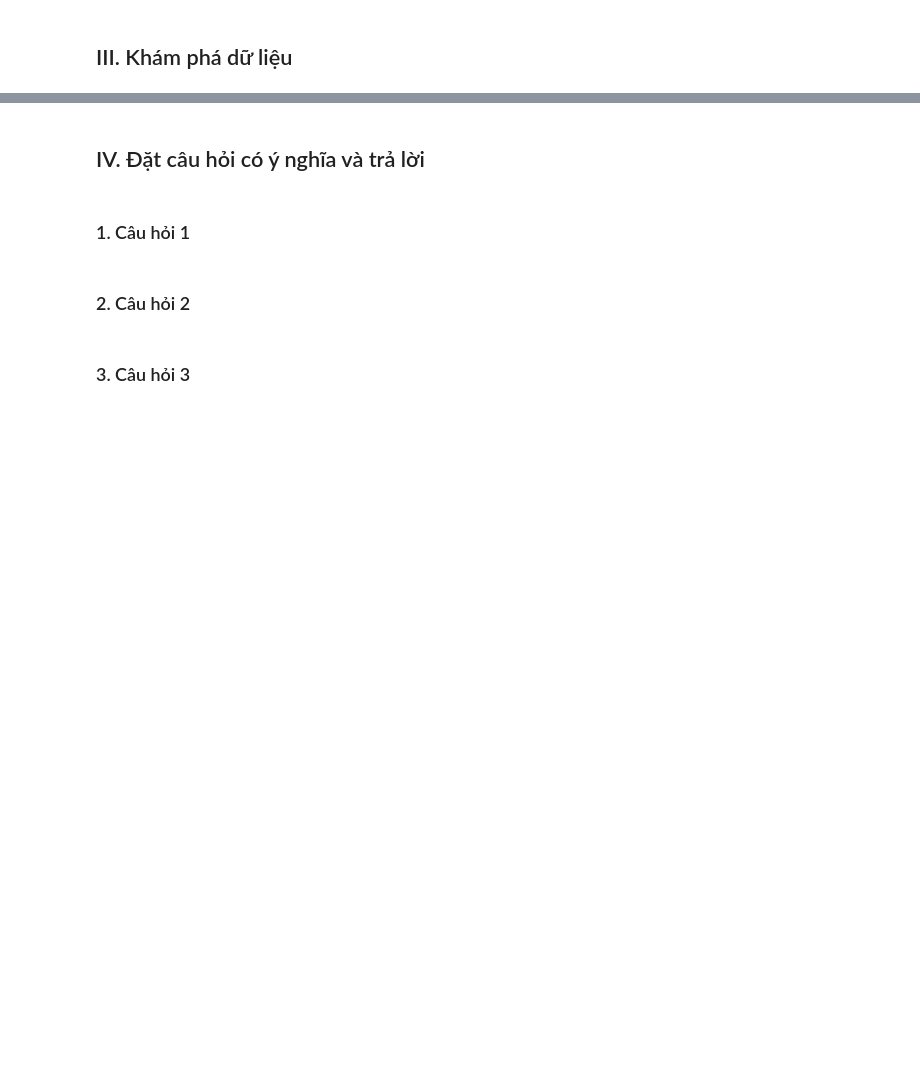
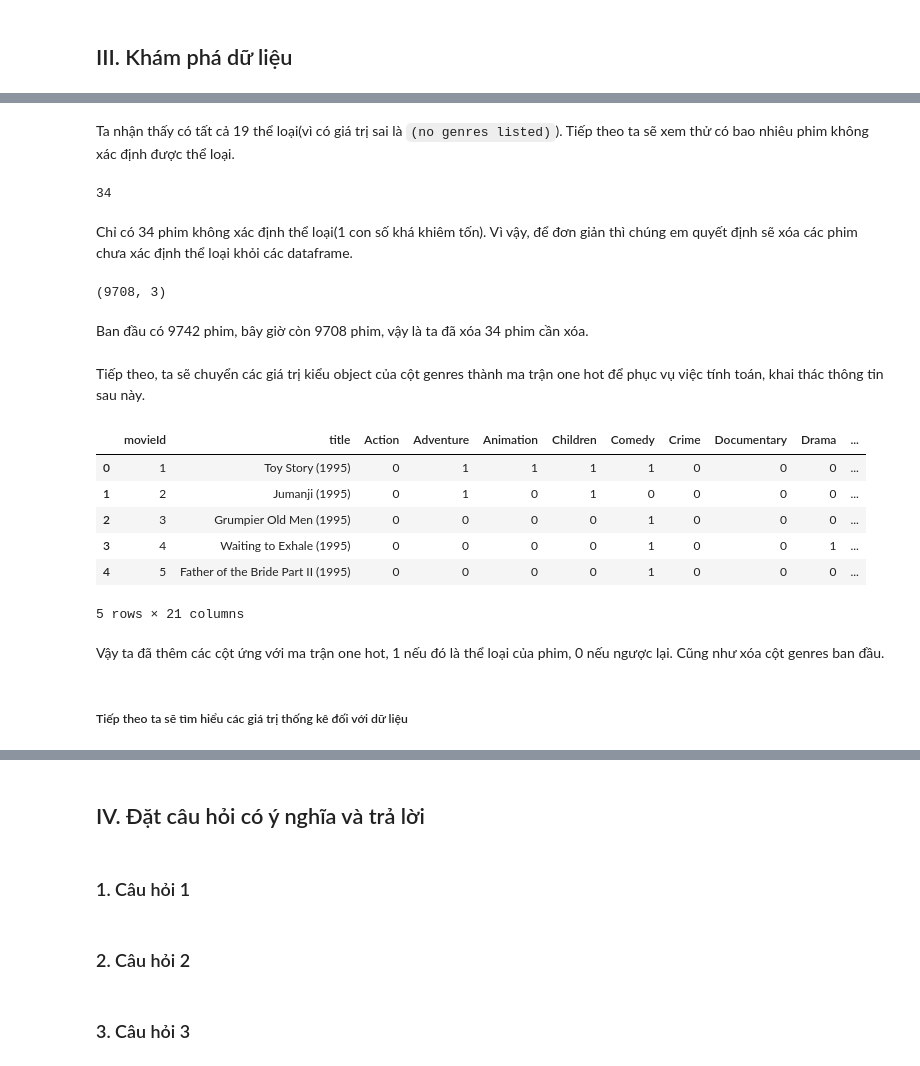
Before and after one commit to miavox/CSC17104-Final-Project, a Jupyter notebook: Project/Final_project.ipynb, the cells around one changed output, grey strips where cells are left out. Saved outputs shown, nothing was run; the diff lists cells and outputs as text; code cells hidden in the pictures; blank space fills up the shorter version.

Commit message:
Exploring data

```diff
--- a/Project/Final_project.ipynb
+++ b/Project/Final_project.ipynb
@@ -38,0 +82,3 @@
+# %%
+movies = pd.read_csv('../Data/movies.csv')
+movies.head(5)
@@ -38,0 +259,45 @@
+# %% [markdown]
+Ta nhận thấy có tất cả 19 thể loại(vì có giá trị sai là `(no genres listed)`). Tiếp theo ta sẽ xem thử có bao nhiêu phim không xác định được thể loại.
+# %%
+dropId = []
+for i in range(len(movies)):
+    if movies['genres'][i] == '(no genres listed)':
+        dropId.append(movies['movieId'][i])
+print(len(dropId))
+# %% [output]
+34
+# %% [markdown]
+Chỉ có 34 phim không xác định thể loại(1 con số khá khiêm tốn). Vì vậy, để đơn giản thì chúng em quyết định sẽ xóa các phim chưa xác định thể loại khỏi các dataframe.
+# %%
+movies = movies[~movies['movieId'].isin(dropId)]
+tags = tags[~tags['movieId'].isin(dropId)]
+ratings = ratings[~ratings['movieId'].isin(dropId)]
+
+movies.shape
+# %% [output]
+(9708, 3)
+# %% [markdown]
+Ban đầu có 9742 phim, bây giờ còn 9708 phim, vậy là ta đã xóa 34 phim cần xóa.
+# %% [markdown]
+Tiếp theo, ta sẽ chuyển các giá trị kiểu object của cột genres thành ma trận one hot để phục vụ việc tính toán, khai thác thông tin sau này.
+# %%
+movies['Genres_Split'] = movies['genres'].str.split('|')
+genres_exploded = movies.explode('Genres_Split')
+
+one_hot = pd.get_dummies(genres_exploded['Genres_Split'])
+movies = movies.join(one_hot.groupby(one_hot.index).sum())
+movies.drop(columns=['Genres_Split', 'genres'], inplace=True)
+
+movies.head(5)
+# %% [output]
+|  | movieId | title | Action | Adventure | Animation | Children | Comedy | Crime | Documentary | Drama | ... |
+| 0 | 1 | Toy Story (1995) | 0 | 1 | 1 | 1 | 1 | 0 | 0 | 0 | ... |
+| 1 | 2 | Jumanji (1995) | 0 | 1 | 0 | 1 | 0 | 0 | 0 | 0 | ... |
+| 2 | 3 | Grumpier Old Men (1995) | 0 | 0 | 0 | 0 | 1 | 0 | 0 | 0 | ... |
+| 3 | 4 | Waiting to Exhale (1995) | 0 | 0 | 0 | 0 | 1 | 0 | 0 | 1 | ... |
+| 4 | 5 | Father of the Bride Part II (1995) | 0 | 0 | 0 | 0 | 1 | 0 | 0 | 0 | ... |
+5 rows × 21 columns
+# %% [markdown]
+Vậy ta đã thêm các cột ứng với ma trận one hot, 1 nếu đó là thể loại của phim, 0 nếu ngược lại. Cũng như xóa cột genres ban đầu.
+# %% [markdown]
+##### Tiếp theo ta sẽ tìm hiểu các giá trị thống kê đối với dữ liệu
```
Also changed, not shown: parts of 39 cells of this notebook.
